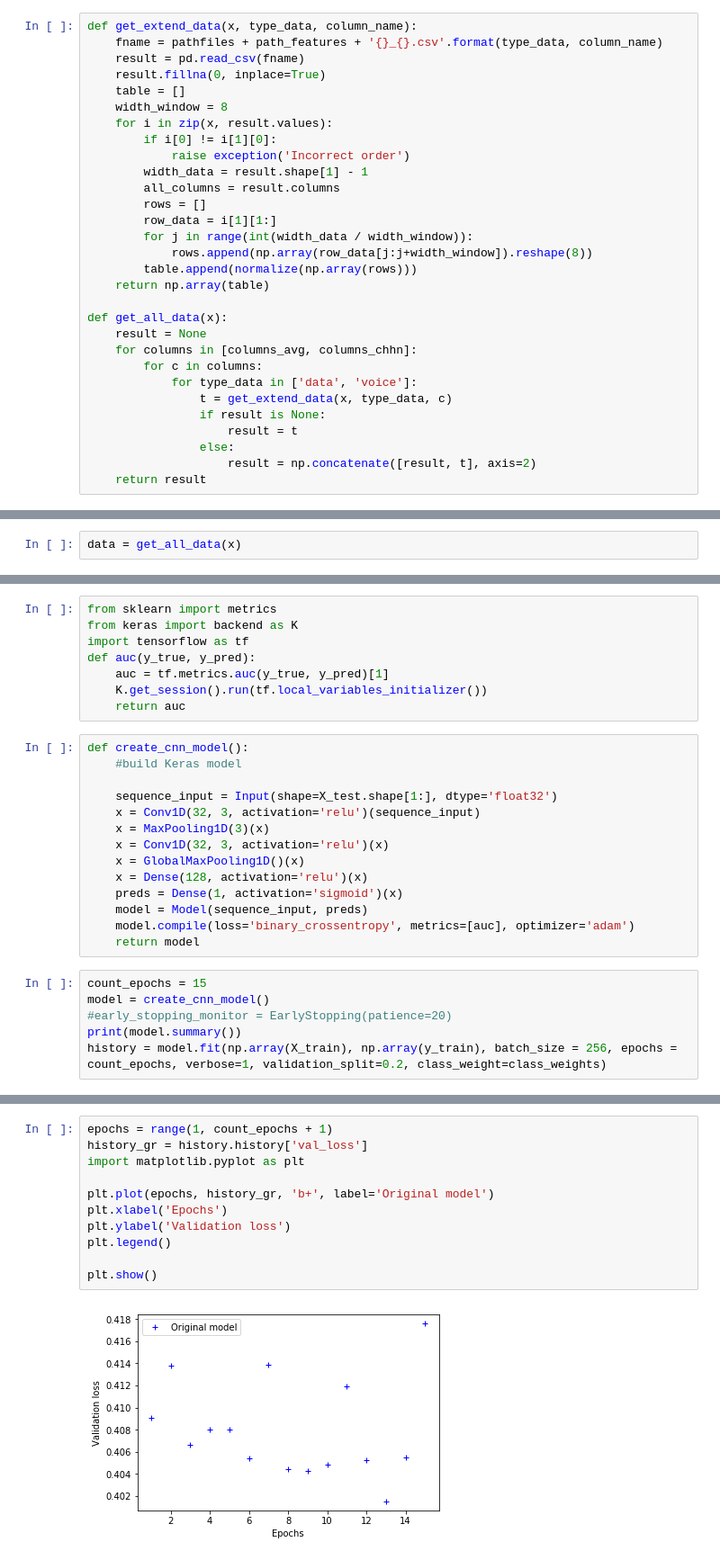
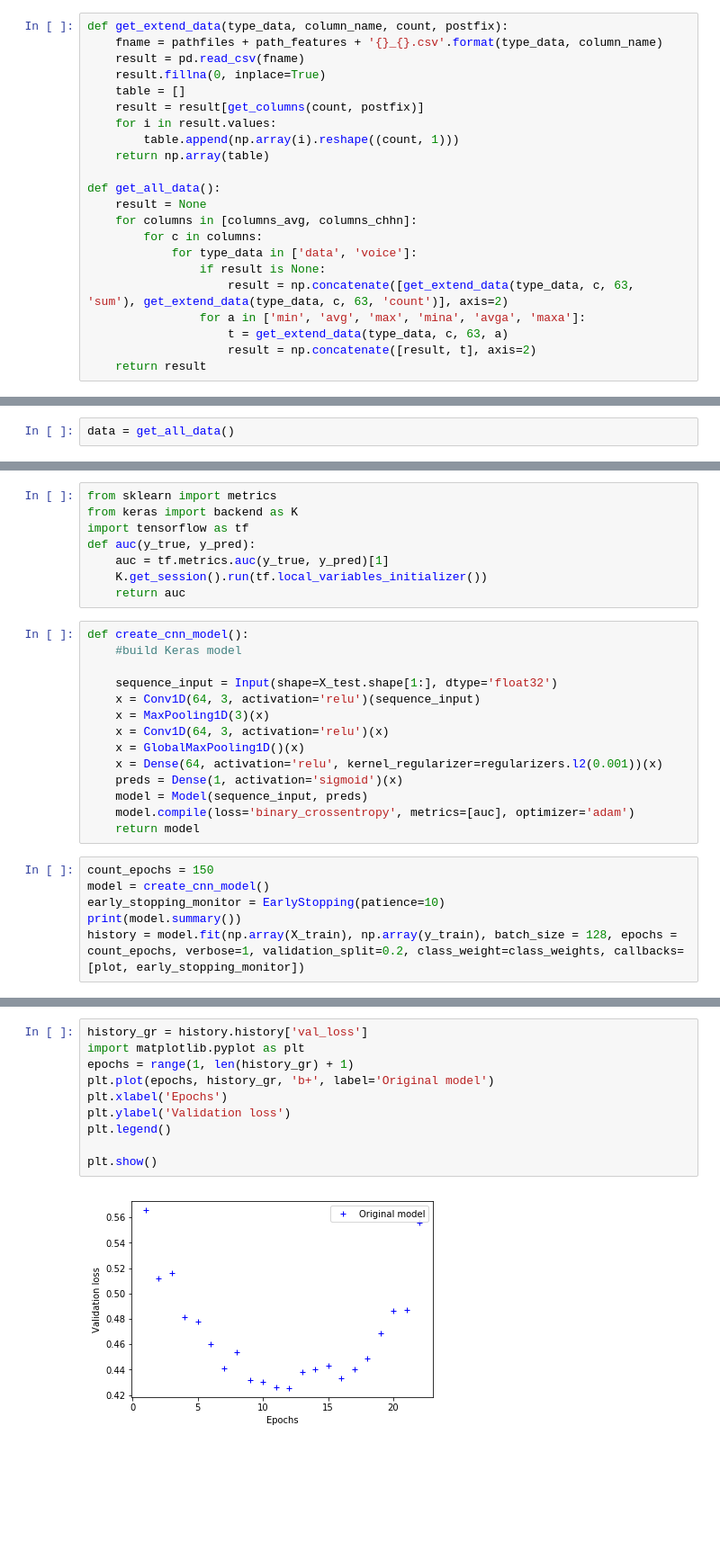
Before and after one commit to glebvk85/competitions, a Jupyter notebook: mlbootcamp/telecom_data_camp/train-cnn-conv2d.ipynb, the cells around one changed output, grey strips where cells are left out. Shown at 90% size. Cells and saved outputs as stored; diff of their text form; blank space fills up the shorter version.

Commit message:
change conv1d

```diff
--- a/mlbootcamp/telecom_data_camp/train-cnn-conv2d.ipynb
+++ b/mlbootcamp/telecom_data_camp/train-cnn-conv2d.ipynb
@@ -179,31 +199,23 @@ columns_chhn = ['AVEUSERNUMBER', 'AVEUSERNUMBER_PLMN',
 # %%
-def get_extend_data(x, type_data, column_name):
+def get_extend_data(type_data, column_name, count, postfix):
     fname = pathfiles + path_features + '{}_{}.csv'.format(type_data, column_name)
     result = pd.read_csv(fname)
     result.fillna(0, inplace=True)
     table = []
-    width_window = 8
-    for i in zip(x, result.values):
-        if i[0] != i[1][0]:
-            raise exception('Incorrect order')
-        width_data = result.shape[1] - 1
-        all_columns = result.columns
-        rows = []
-        row_data = i[1][1:]
-        for j in range(int(width_data / width_window)):
-            rows.append(np.array(row_data[j:j+width_window]).reshape(8))
-        table.append(normalize(np.array(rows)))
+    result = result[get_columns(count, postfix)]
+    for i in result.values:
+        table.append(np.array(i).reshape((count, 1)))
     return np.array(table)
 
-def get_all_data(x):
+def get_all_data():
     result = None
     for columns in [columns_avg, columns_chhn]:
         for c in columns:
             for type_data in ['data', 'voice']:
-                t = get_extend_data(x, type_data, c)
                 if result is None:
-                    result = t
-                else:
+                    result = np.concatenate([get_extend_data(type_data, c, 63, 'sum'), get_extend_data(type_data, c, 63, 'count')], axis=2)
+                for a in ['min', 'avg', 'max', 'mina', 'avga', 'maxa']:
+                    t = get_extend_data(type_data, c, 63, a)
                     result = np.concatenate([result, t], axis=2)
     return result
 # %%
@@ -211,5 +227,5 @@ data = get_extend_data(x, 'data', 'AVEUSERNUMBER')
 # %%
-data = get_all_data(x)
+data = get_all_data()
 # %%
 data.shape
 # %% [output]
@@ -253,19 +269,19 @@ def create_cnn_model():
     #build Keras model
 
     sequence_input = Input(shape=X_test.shape[1:], dtype='float32')
-    x = Conv1D(32, 3, activation='relu')(sequence_input)
+    x = Conv1D(64, 3, activation='relu')(sequence_input)
     x = MaxPooling1D(3)(x)
-    x = Conv1D(32, 3, activation='relu')(x)
+    x = Conv1D(64, 3, activation='relu')(x)
     x = GlobalMaxPooling1D()(x)
-    x = Dense(128, activation='relu')(x)
+    x = Dense(64, activation='relu', kernel_regularizer=regularizers.l2(0.001))(x)
     preds = Dense(1, activation='sigmoid')(x)
     model = Model(sequence_input, preds)
     model.compile(loss='binary_crossentropy', metrics=[auc], optimizer='adam')
     return model
 # %%
-count_epochs = 15
+count_epochs = 150
 model = create_cnn_model()
-#early_stopping_monitor = EarlyStopping(patience=20)
+early_stopping_monitor = EarlyStopping(patience=10)
 print(model.summary())
-history = model.fit(np.array(X_train), np.array(y_train), batch_size = 256, epochs = count_epochs, verbose=1, validation_split=0.2, class_weight=class_weights)
+history = model.fit(np.array(X_train), np.array(y_train), batch_size = 128, epochs = count_epochs, verbose=1, validation_split=0.2, class_weight=class_weights, callbacks=[plot, early_stopping_monitor])
 # %% [output]
@@ -289,16 +290,15 @@ Epoch 15/15
 # %%
-epochs = range(1, count_epochs + 1)
 history_gr = history.history['val_loss']
 import matplotlib.pyplot as plt
-
+epochs = range(1, len(history_gr) + 1)
 plt.plot(epochs, history_gr, 'b+', label='Original model')
 plt.xlabel('Epochs')
 plt.ylabel('Validation loss')
 plt.legend()
 
 plt.show()
 # %% [output]
-[figure, old version]
+[figure, new version]
 # %%
 predict = model.predict(np.array(X_test))
 score = roc_auc_score(y_test, predict)
```
Also changed, not shown: parts of 17 cells of this notebook.
